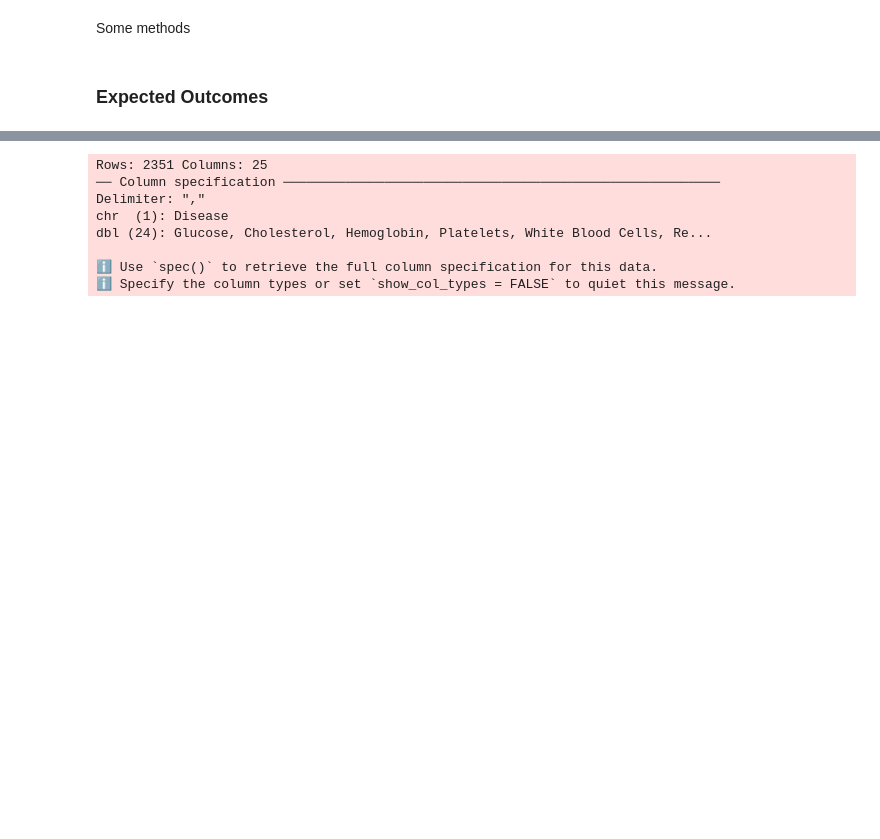
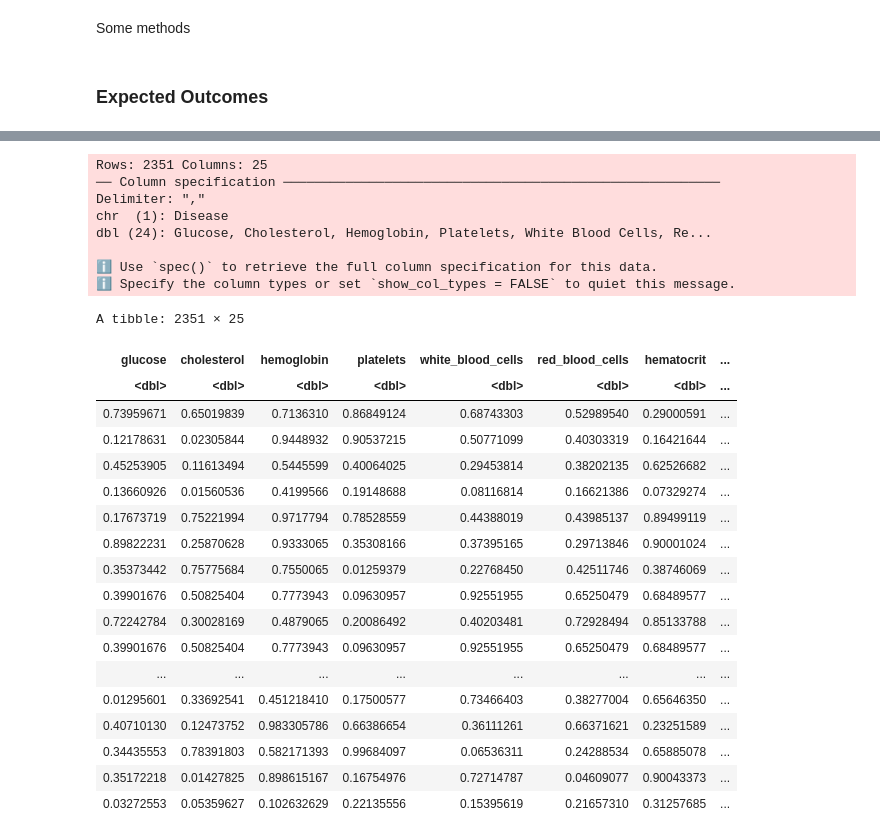
Before and after one commit to kevin-wu01/dsci-100-2023w2-group-39, a Jupyter notebook: group_project_proposal.ipynb, the cells around one changed output, grey strips where cells are left out. Cells and saved outputs as stored; diff of their text form; code cells hidden in the pictures; blank space fills up the shorter version.

```diff
--- a/group_project_proposal.ipynb
+++ b/group_project_proposal.ipynb
@@ -40,12 +30,34 @@ library(tidymodels)
 # %%
-blood_samples <- read_csv("data/blood_samples_dataset.csv")
+blood_samples <- read_csv("data/blood_samples_dataset.csv") |>
+                clean_names() |>
+                mutate(disease = as_factor(disease))
+blood_samples
 # %% [output]
 Rows: 2351 Columns: 25
 ── Column specification ────────────────────────────────────────────────────────
 Delimiter: ","
 chr  (1): Disease
 dbl (24): Glucose, Cholesterol, Hemoglobin, Platelets, White Blood Cells, Re...
 
 ℹ Use `spec()` to retrieve the full column specification for this data.
 ℹ Specify the column types or set `show_col_types = FALSE` to quiet this message.
+A tibble: 2351 × 25
+| glucose | cholesterol | hemoglobin | platelets | white_blood_cells | red_blood_cells | hematocrit | ... |
+| <dbl> | <dbl> | <dbl> | <dbl> | <dbl> | <dbl> | <dbl> | ... |
+| 0.73959671 | 0.65019839 | 0.7136310 | 0.86849124 | 0.68743303 | 0.52989540 | 0.29000591 | ... |
+| 0.12178631 | 0.02305844 | 0.9448932 | 0.90537215 | 0.50771099 | 0.40303319 | 0.16421644 | ... |
+| 0.45253905 | 0.11613494 | 0.5445599 | 0.40064025 | 0.29453814 | 0.38202135 | 0.62526682 | ... |
+| 0.13660926 | 0.01560536 | 0.4199566 | 0.19148688 | 0.08116814 | 0.16621386 | 0.07329274 | ... |
+| 0.17673719 | 0.75221994 | 0.9717794 | 0.78528559 | 0.44388019 | 0.43985137 | 0.89499119 | ... |
+| 0.89822231 | 0.25870628 | 0.9333065 | 0.35308166 | 0.37395165 | 0.29713846 | 0.90001024 | ... |
+| 0.35373442 | 0.75775684 | 0.7550065 | 0.01259379 | 0.22768450 | 0.42511746 | 0.38746069 | ... |
+| 0.39901676 | 0.50825404 | 0.7773943 | 0.09630957 | 0.92551955 | 0.65250479 | 0.68489577 | ... |
+| 0.72242784 | 0.30028169 | 0.4879065 | 0.20086492 | 0.40203481 | 0.72928494 | 0.85133788 | ... |
+| 0.39901676 | 0.50825404 | 0.7773943 | 0.09630957 | 0.92551955 | 0.65250479 | 0.68489577 | ... |
+| ... | ... | ... | ... | ... | ... | ... | ... |
+| 0.01295601 | 0.33692541 | 0.451218410 | 0.17500577 | 0.73466403 | 0.38277004 | 0.65646350 | ... |
+| 0.40710130 | 0.12473752 | 0.983305786 | 0.66386654 | 0.36111261 | 0.66371621 | 0.23251589 | ... |
+| 0.34435553 | 0.78391803 | 0.582171393 | 0.99684097 | 0.06536311 | 0.24288534 | 0.65885078 | ... |
+| 0.35172218 | 0.01427825 | 0.898615167 | 0.16754976 | 0.72714787 | 0.04609077 | 0.90043373 | ... |
+| 0.03272553 | 0.05359627 | 0.102632629 | 0.22135556 | 0.15395619 | 0.21657310 | 0.31257685 | ... |
 # %%
```
Also changed, not shown: parts of 2 cells of this notebook.
